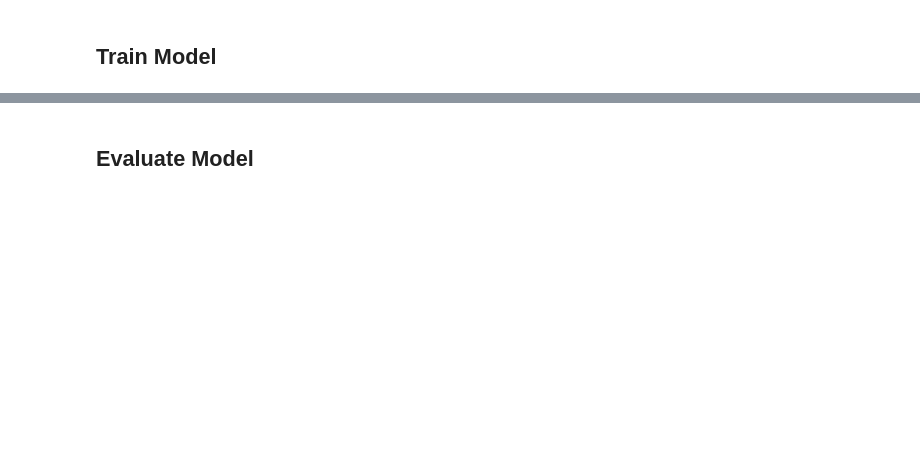
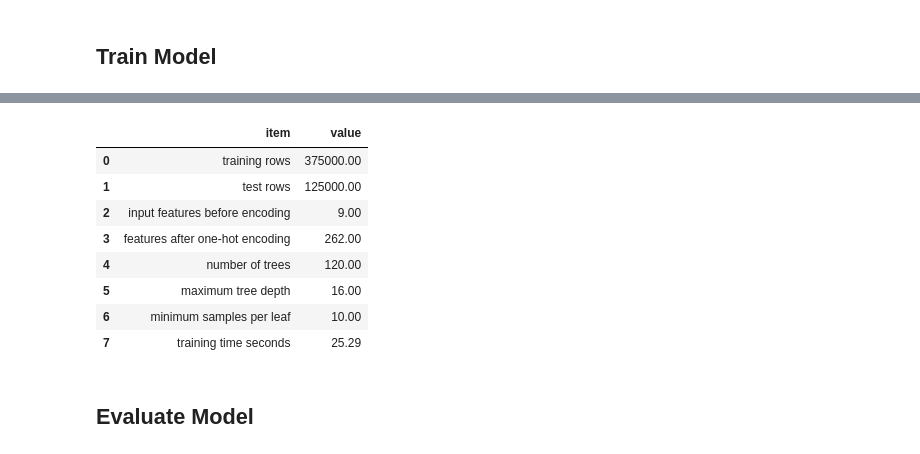
Before and after one commit to chen123893/Big-Data-Project, a Jupyter notebook: notebooks/03_random_forest_model.ipynb, the cells around one changed output, grey strips where cells are left out. Drawn from its saved outputs; the diff is of its cells as text; code cells hidden in the pictures; blank space fills up the shorter version.

```diff
--- a/notebooks/03_random_forest_model.ipynb
+++ b/notebooks/03_random_forest_model.ipynb
@@ -238,3 +216,40 @@ Pipeline(steps=[('preprocess',
+# %%
+encoded_feature_count = len(rf_pipeline.named_steps["preprocess"].get_feature_names_out())
+complexity_summary = pd.DataFrame(
+    {
+        "item": [
+            "training rows",
+            "test rows",
+            "input features before encoding",
+            "features after one-hot encoding",
+            "number of trees",
+            "maximum tree depth",
+            "minimum samples per leaf",
+            "training time seconds",
+        ],
+        "value": [
+            len(X_train),
+            len(X_test),
+            len(feature_columns),
+            encoded_feature_count,
+            rf_pipeline.named_steps["model"].n_estimators,
+            rf_pipeline.named_steps["model"].max_depth,
+            rf_pipeline.named_steps["model"].min_samples_leaf,
+            round(training_time_seconds, 2),
+        ],
+    }
+)
+complexity_summary
+# %% [output]
+|  | item | value |
+| 0 | training rows | 375000.00 |
+| 1 | test rows | 125000.00 |
+| 2 | input features before encoding | 9.00 |
+| 3 | features after one-hot encoding | 262.00 |
+| 4 | number of trees | 120.00 |
+| 5 | maximum tree depth | 16.00 |
+| 6 | minimum samples per leaf | 10.00 |
+| 7 | training time seconds | 25.29 |
 # %% [markdown]
 ## Evaluate Model
 # %%
```
Also changed, not shown: parts of 14 cells of this notebook, 2 other files.
